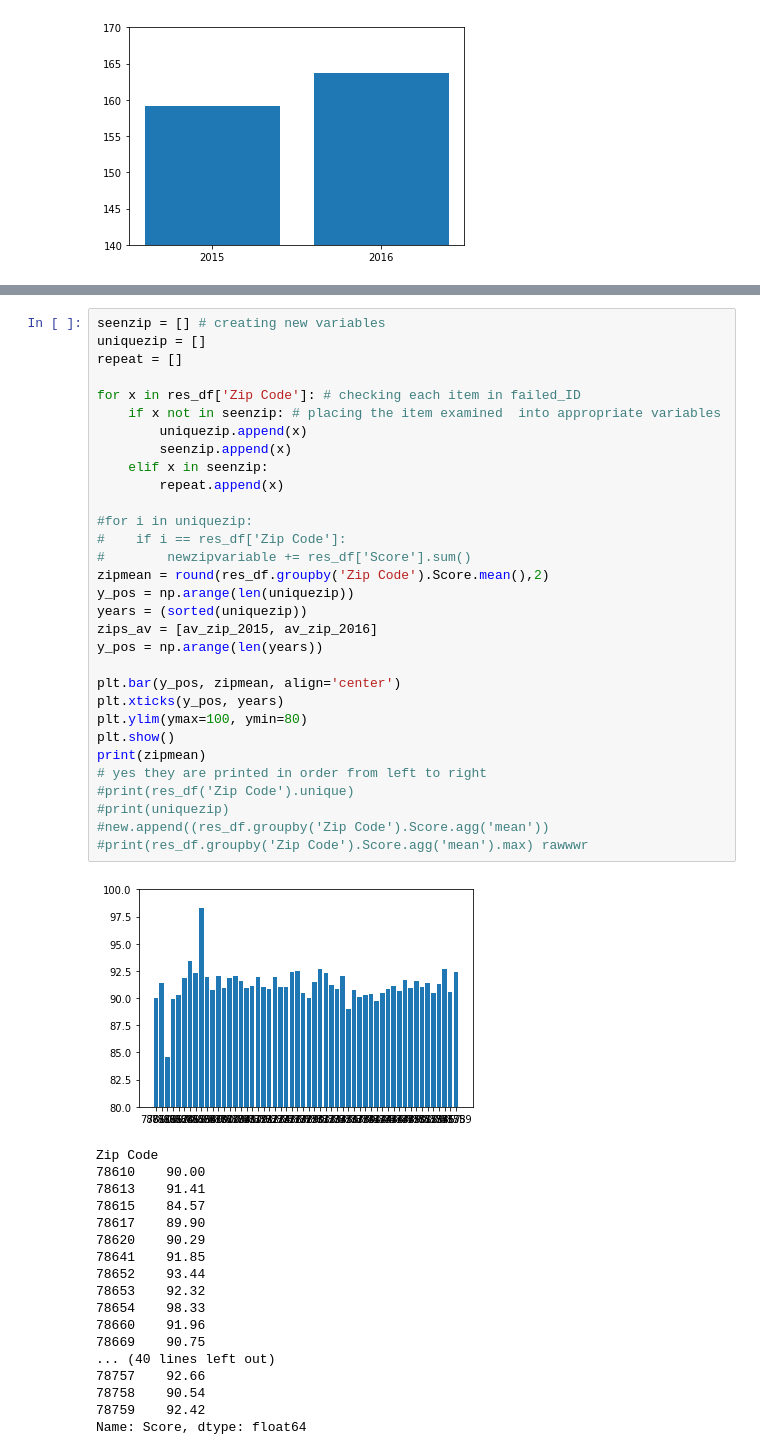
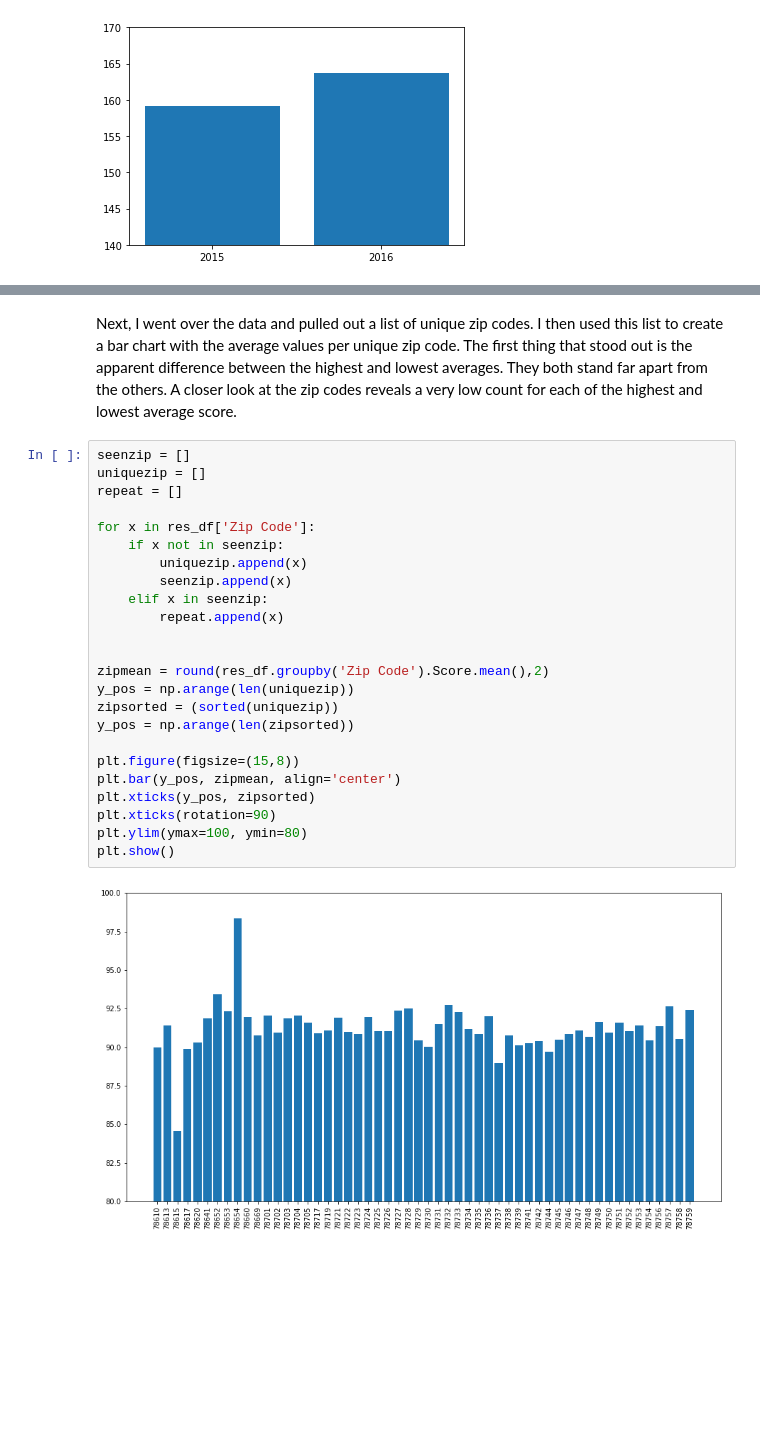
Before and after one commit to Schmidt8181/RestaurantInspections, a Jupyter notebook: FinalReport.ipynb, the cells around one changed output, grey strips where cells are left out. Drawn from its saved outputs; the diff is of its cells as text; blank space fills up the shorter version.

```diff
--- a/FinalReport.ipynb
+++ b/FinalReport.ipynb
@@ -210,50 +190,28 @@ Grouping the scores per zipcode allow us to calculate the mean score per zipcode
+# %% [markdown]
+Next, I went over the data and pulled out a list of unique zip codes. I then used this list to create a bar chart with the average values per unique zip code.  The first thing that stood out is the apparent difference between the highest and lowest averages. They both stand far apart from the others. A closer look at the zip codes reveals a very low count for each of the highest and lowest average score.
 # %%
-seenzip = [] # creating new variables
+seenzip = []
 uniquezip = []
 repeat = []
 
-for x in res_df['Zip Code']: # checking each item in failed_ID
-    if x not in seenzip: # placing the item examined  into appropriate variables
+for x in res_df['Zip Code']:
+    if x not in seenzip:
         uniquezip.append(x)
         seenzip.append(x)
     elif x in seenzip:
         repeat.append(x)
 
-#for i in uniquezip:
-#    if i == res_df['Zip Code']:
-#        newzipvariable += res_df['Score'].sum()
+
 zipmean = round(res_df.groupby('Zip Code').Score.mean(),2)
 y_pos = np.arange(len(uniquezip))
-years = (sorted(uniquezip))
-zips_av = [av_zip_2015, av_zip_2016]
-y_pos = np.arange(len(years))
+zipsorted = (sorted(uniquezip))
+y_pos = np.arange(len(zipsorted))
 
+plt.figure(figsize=(15,8))
 plt.bar(y_pos, zipmean, align='center')
-plt.xticks(y_pos, years)
+plt.xticks(y_pos, zipsorted)
+plt.xticks(rotation=90)
 plt.ylim(ymax=100, ymin=80)
 plt.show()
-print(zipmean)
-# yes they are printed in order from left to right
-#print(res_df('Zip Code').unique)
-#print(uniquezip)
-#new.append((res_df.groupby('Zip Code').Score.agg('mean'))
-#print(res_df.groupby('Zip Code').Score.agg('mean').max) rawwwr
 # %% [output]
-[figure, old version]
+[figure, new version]
-Zip Code
-78610    90.00
-78613    91.41
-78615    84.57
-78617    89.90
-78620    90.29
-78641    91.85
-78652    93.44
-78653    92.32
-78654    98.33
-78660    91.96
-78669    90.75
-... (40 lines left out)
-78757    92.66
-78758    90.54
-78759    92.42
-Name: Score, dtype: float64
```
Also changed, not shown: parts of 22 cells of this notebook.
